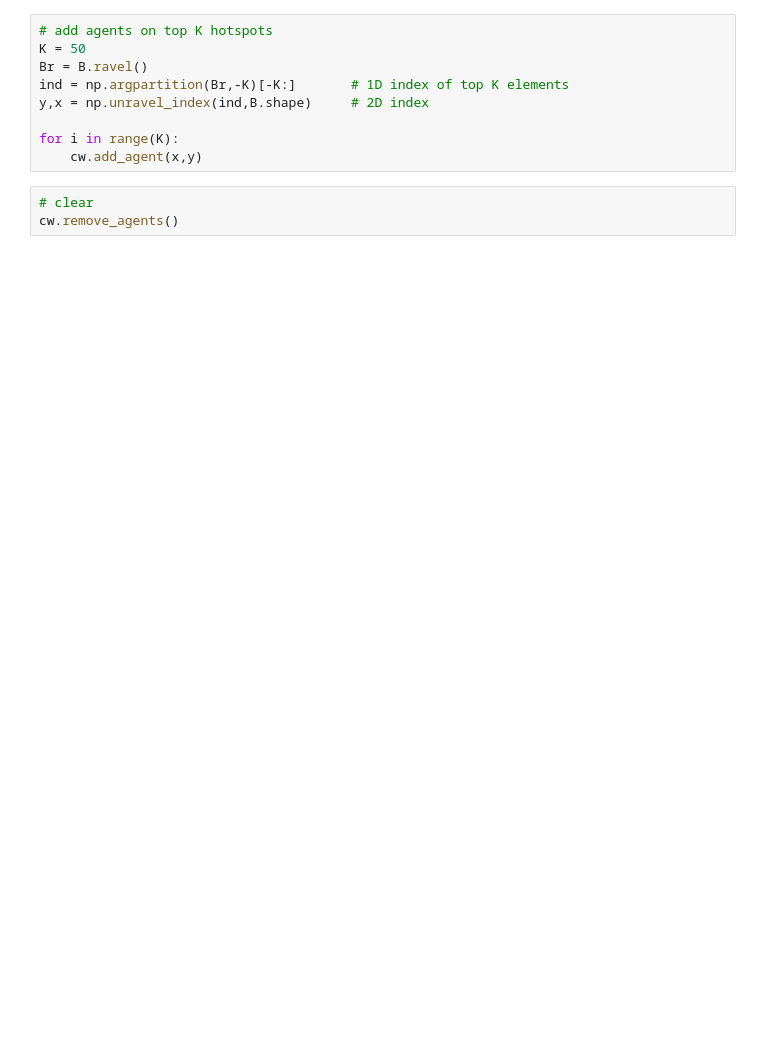
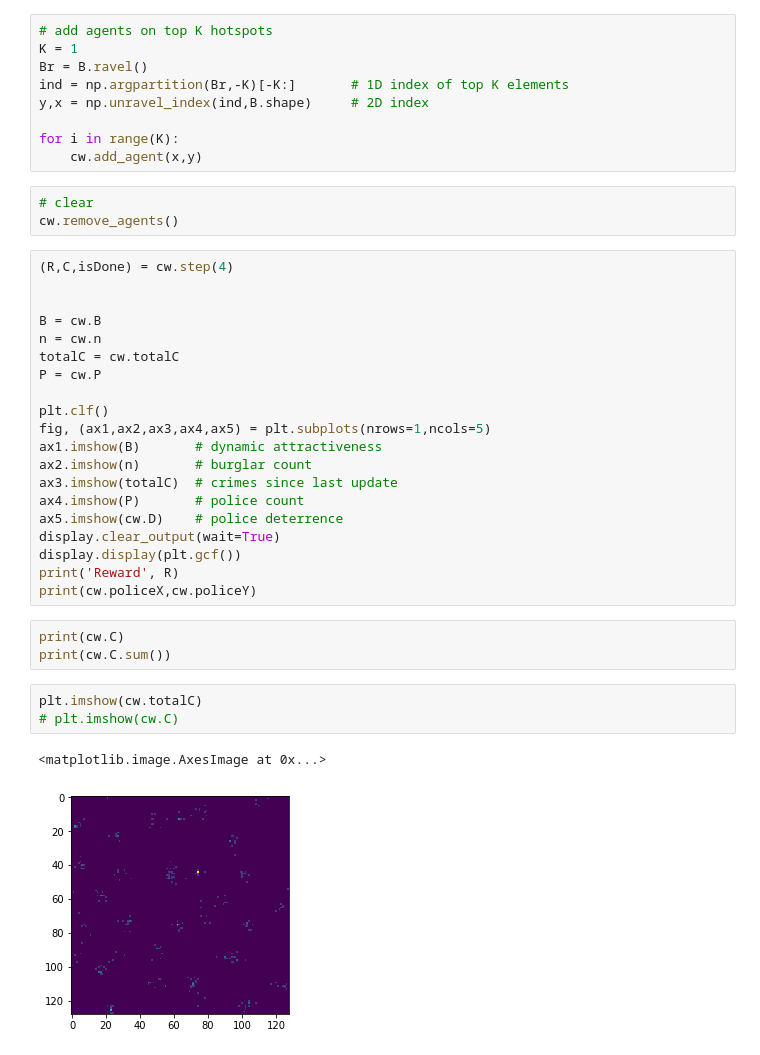
Before and after one commit to shreyanshmohnot/crime-simulation, a Jupyter notebook: CrimeWorld test.ipynb, the cells around one changed output. Drawn from its saved outputs; the diff is of its cells as text; blank space fills up the shorter version.

```diff
--- a/CrimeWorld test.ipynb
+++ b/CrimeWorld test.ipynb
@@ -68,6 +67,6 @@ np.savez("data_file.npz", C=C, B=B, n=n, P=P)
 # %%
 # add agents on top K hotspots
-K = 50
+K = 1
 Br = B.ravel()
 ind = np.argpartition(Br,-K)[-K:]       # 1D index of top K elements
 y,x = np.unravel_index(ind,B.shape)     # 2D index
@@ -77,3 +76,32 @@ for i in range(K):
 # %%
 # clear
 cw.remove_agents()
+# %%
+(R,C,isDone) = cw.step(4)
+
+
+B = cw.B
+n = cw.n
+totalC = cw.totalC
+P = cw.P
+
+plt.clf()
+fig, (ax1,ax2,ax3,ax4,ax5) = plt.subplots(nrows=1,ncols=5)
+ax1.imshow(B)       # dynamic attractiveness
+ax2.imshow(n)       # burglar count
+ax3.imshow(totalC)  # crimes since last update
+ax4.imshow(P)       # police count
+ax5.imshow(cw.D)    # police deterrence
+display.clear_output(wait=True)
+display.display(plt.gcf())
+print('Reward', R)
+print(cw.policeX,cw.policeY)
+# %%
+print(cw.C)
+print(cw.C.sum())
+# %%
+plt.imshow(cw.totalC)
+# plt.imshow(cw.C)
+# %% [output]
+<matplotlib.image.AxesImage at 0x...>
+[figure, added]
```
Also changed, not shown: parts of 3 cells of this notebook.
